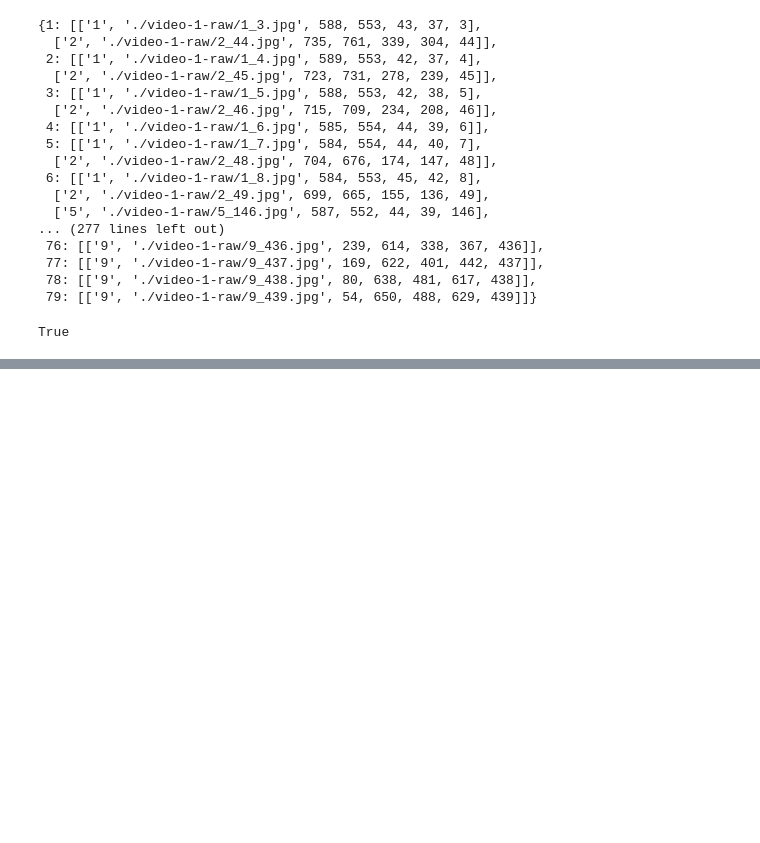
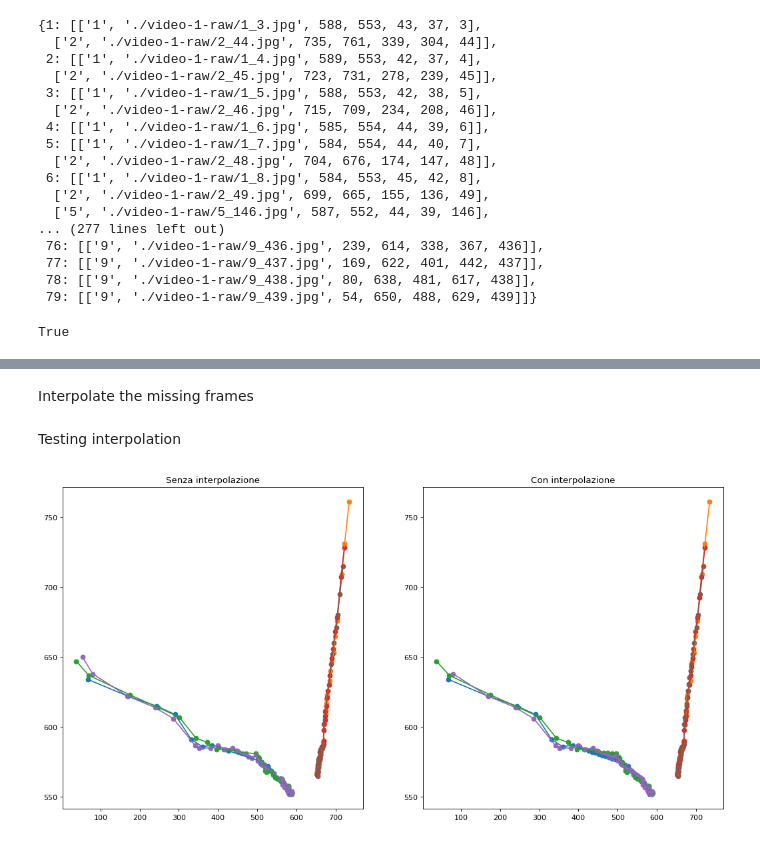
Before and after one commit to pcgvs/pcgvs, a Jupyter notebook: notebooks/Create Video Synopsis.ipynb, the cells around one changed output, grey strips where cells are left out. Saved outputs shown, nothing was run; the diff lists cells and outputs as text; code cells hidden in the pictures; blank space fills up the shorter version.

Commit message:
fix: interpolation

```diff
--- a/notebooks/Create Video Synopsis.ipynb
+++ b/notebooks/Create Video Synopsis.ipynb
@@ -195,0 +225,2 @@ generate_synopsis(frames)
+# %% [markdown]
+Interpolate the missing frames
@@ -195,0 +289,36 @@ generate_synopsis(frames)
+# %% [markdown]
+Testing interpolation
+# %%
+import matplotlib.pyplot as plt
+
+plt.figure(figsize=(16, 8), dpi=80)
+
+plt.subplot(1, 2, 1) # row 1, col 2 index 1
+
+tubes = [1, 2, 5, 6, 9, 10]
+
+for tag in tubes:
+    oggetto = extract_frames_by_tag(frames, tag)
+    x = np.array([ frame.get('x') for idx, frame in oggetto.items() ])
+    y = np.array([ frame.get('y') for idx, frame in oggetto.items() ])
+    plt.gca().invert_yaxis()
+    plt.scatter(x, y)
+    plt.plot(x,y)
+
+plt.title("Senza interpolazione")
+
+plt.subplot(1, 2, 2) # index 2
+
+interp_frames = complete_frames(frames)
+for tag in tubes:
+    oggetto = extract_frames_by_tag(interp_frames, tag)
+    x = np.array([ frame.get('x') for idx, frame in oggetto.items() ])
+    y = np.array([ frame.get('y') for idx, frame in oggetto.items() ])
+    plt.gca().invert_yaxis()
+    plt.scatter(x, y)
+    plt.plot(x,y)
+
+plt.title("Con interpolazione")
+plt.show()
+# %% [output]
+[figure, added]
```
Also changed, not shown: parts of 14 cells of this notebook, 2 other files.
